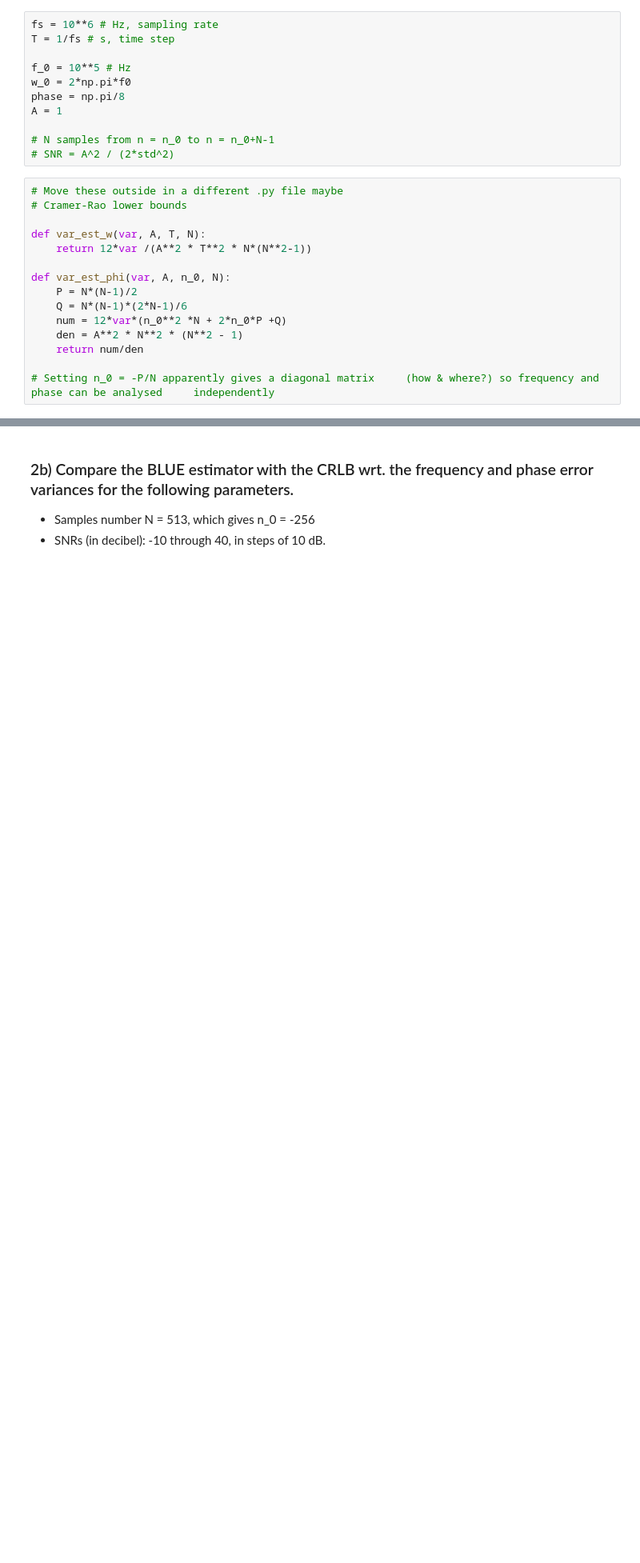
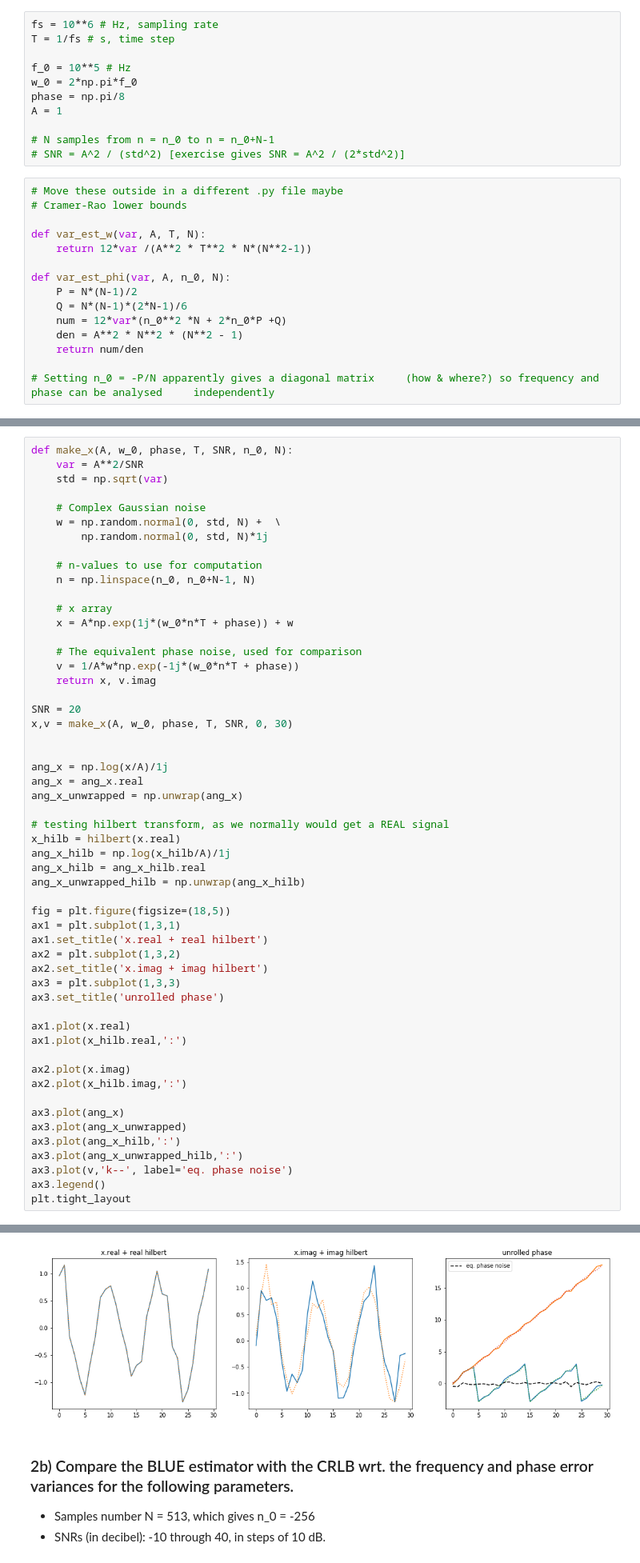
Before and after one commit to haavarn/estimation_project, a Jupyter notebook: BLUE.ipynb, the cells around one changed output, grey strips where cells are left out. Shown at 80% size. Drawn from its saved outputs; the diff is of its cells as text; blank space fills up the shorter version.

Commit message:
Phase unwrap
Sjekket nærmere i litteraturen, laget noe testkode for phase unwrapping.

```diff
--- a/BLUE.ipynb
+++ b/BLUE.ipynb
@@ -43,12 +48,12 @@ fs = 10**6 # Hz, sampling rate
 T = 1/fs # s, time step
 
 f_0 = 10**5 # Hz
-w_0 = 2*np.pi*f0
+w_0 = 2*np.pi*f_0
 phase = np.pi/8
 A = 1
 
 # N samples from n = n_0 to n = n_0+N-1
-# SNR = A^2 / (2*std^2)
+# SNR = A^2 / (std^2) [exercise gives SNR = A^2 / (2*std^2)]
 # %%
 # Move these outside in a different .py file maybe
 # Cramer-Rao lower bounds
@@ -86,0 +116,55 @@ which is a linear system. $v[n]$ **IS NOT** Gaussian, so we use BLUE. Phase unwr
+# %%
+def make_x(A, w_0, phase, T, SNR, n_0, N):
+    var = A**2/SNR
+    std = np.sqrt(var)
+
+    # Complex Gaussian noise
+    w = np.random.normal(0, std, N) +  \
+        np.random.normal(0, std, N)*1j
+
+    # n-values to use for computation
+    n = np.linspace(n_0, n_0+N-1, N)
+
+    # x array
+    x = A*np.exp(1j*(w_0*n*T + phase)) + w
+
+    # The equivalent phase noise, used for comparison
+    v = 1/A*w*np.exp(-1j*(w_0*n*T + phase))
+    return x, v.imag
+
+SNR = 20
+x,v = make_x(A, w_0, phase, T, SNR, 0, 30)
+
+
+ang_x = np.log(x/A)/1j
+ang_x = ang_x.real
+ang_x_unwrapped = np.unwrap(ang_x)
+
+# testing hilbert transform, as we normally would get a REAL signal
+x_hilb = hilbert(x.real)
+ang_x_hilb = np.log(x_hilb/A)/1j
+ang_x_hilb = ang_x_hilb.real
+ang_x_unwrapped_hilb = np.unwrap(ang_x_hilb)
+
+fig = plt.figure(figsize=(18,5))
+ax1 = plt.subplot(1,3,1)
+ax1.set_title('x.real + real hilbert')
+ax2 = plt.subplot(1,3,2)
+ax2.set_title('x.imag + imag hilbert')
+ax3 = plt.subplot(1,3,3)
+ax3.set_title('unrolled phase')
+
+ax1.plot(x.real)
+ax1.plot(x_hilb.real,':')
+
+ax2.plot(x.imag)
+ax2.plot(x_hilb.imag,':')
+
+ax3.plot(ang_x)
+ax3.plot(ang_x_unwrapped)
+ax3.plot(ang_x_hilb,':')
+ax3.plot(ang_x_unwrapped_hilb,':')
+ax3.plot(v,'k--', label='eq. phase noise')
+ax3.legend()
+plt.tight_layout
+# %% [output]
@@ -87,3 +172,4 @@ which is a linear system. $v[n]$ **IS NOT** Gaussian, so we use BLUE. Phase unwr
+[figure, added]
 # %% [markdown]
 ### 2b) Compare the BLUE estimator with the CRLB wrt. the frequency and phase error variances for the following parameters.
 
```
Also changed, not shown: parts of 7 cells of this notebook, 1 other file.
